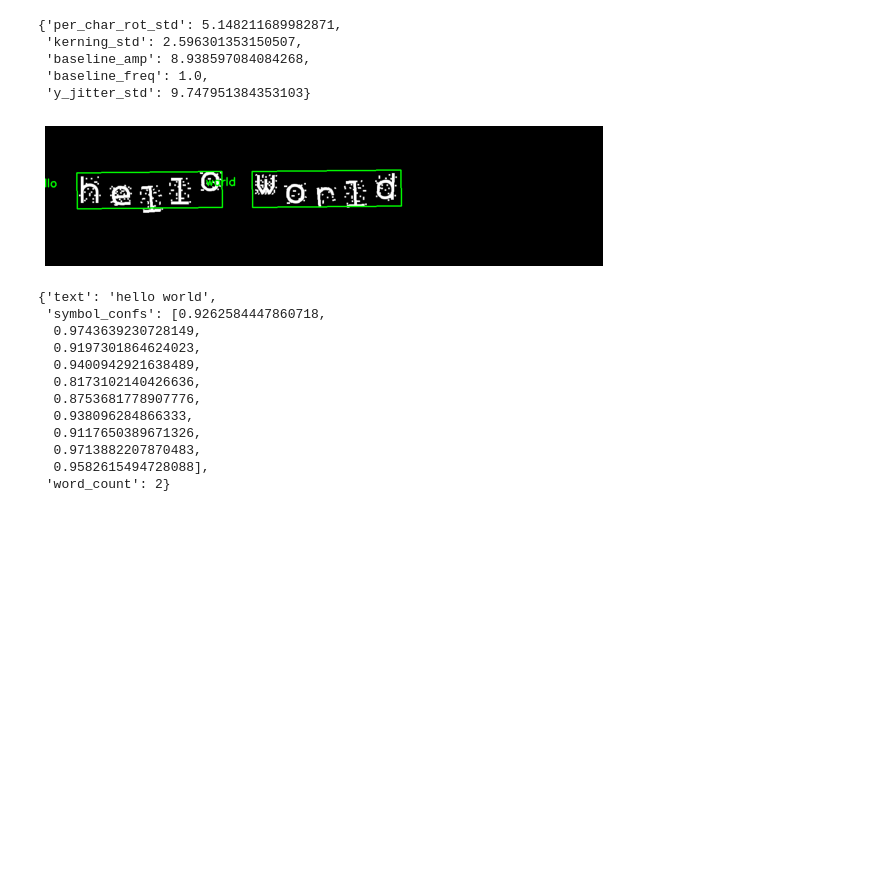
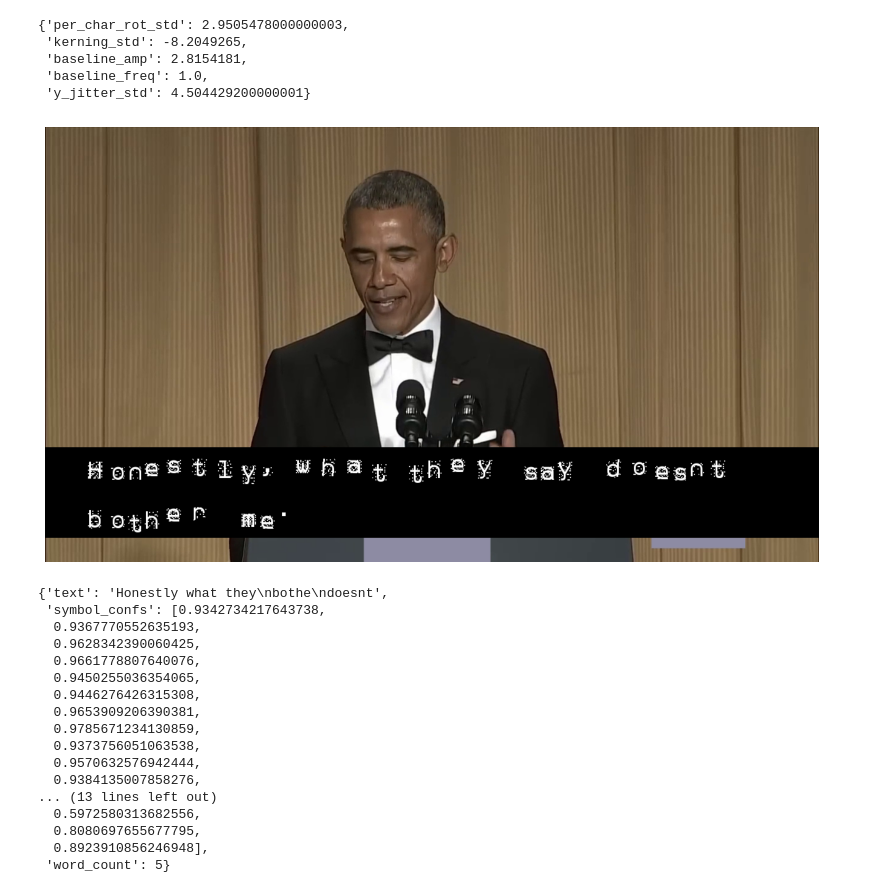
Before and after one commit to BaileyDalton007/BitBlind, a Jupyter notebook: ocr/black_box_chars/text_attack.ipynb, the cells around one changed output. Cells and saved outputs as stored; diff of their text form; code cells hidden in the pictures; blank space fills up the shorter version.

```diff
--- a/ocr/black_box_chars/text_attack.ipynb
+++ b/ocr/black_box_chars/text_attack.ipynb
@@ -17,7 +17,8 @@ from image_tools import show_image, render_text
 # %%
+frame = get_frame_at_time("../../demo_data/obama_test_video_short.mp4", t=2)
+
 def render_function(text, params):
     FONT_PATH = '../resources/fonts/zxx-noise.ttf'
-    CANVAS_SIZE = (1200, 300)
 
     p = {
         "text_color": (255, 255, 255),
@@ -25,7 +26,7 @@ def render_function(text, params):
     }
 
     p.update(params)
-    return render_text(text, params=p, font_path=FONT_PATH, canvas_size=CANVAS_SIZE)
+    return render_subtitles(subtitles=[{'text': text}], frame=frame, params=p, font_path=FONT_PATH, font_size=40, max_chars=30)
 
 def loss_function(pred_text, truth_text, symbol_confs, word_count):
     ALPHA = 0.0 # strength of confidence term
@@ -100,26 +125,34 @@ Step 099 | Loss: 0.9463 | Theta: [ 0.51482117  0.43271689  0.89385971 -0.1585770
+# %%
+#theta = [-0.09023912,  2.14215873,  2.347406,    1.39300417,  2.58414025]
+theta = [0.29505478, -1.36748775, 0.28154181, -0.17330353, 0.90088584]
 # %%
 theta_to_params(theta)
 # %% [output]
-{'per_char_rot_std': 5.148211689982871,
- 'kerning_std': 2.596301353150507,
- 'baseline_amp': 8.938597084084268,
+{'per_char_rot_std': 2.9505478000000003,
+ 'kerning_std': -8.2049265,
+ 'baseline_amp': 2.8154181,
  'baseline_freq': 1.0,
- 'y_jitter_std': 9.747951384353103}
+ 'y_jitter_std': 4.504429200000001}
 # %%
-img = render_function("hello world", params=theta_to_params(theta))
-show_image(predict_and_annotate(img))
+img = render_function('Honestly, what they say doesnt bother me.', params=theta_to_params(theta))
+show_image(img)#predict_and_annotate(img))
 query_google_vision(img)
 # %% [output]
-[figure, old version]
+[figure, new version]
-{'text': 'hello world',
- 'symbol_confs': [0.9262584447860718,
-  0.9743639230728149,
-  0.9197301864624023,
-  0.9400942921638489,
-  0.8173102140426636,
-  0.8753681778907776,
-  0.938096284866333,
-  0.9117650389671326,
-  0.9713882207870483,
-  0.9582615494728088],
- 'word_count': 2}
+{'text': 'Honestly what they\nbothe\ndoesnt',
+ 'symbol_confs': [0.9342734217643738,
+  0.9367770552635193,
+  0.9628342390060425,
+  0.9661778807640076,
+  0.9450255036354065,
+  0.9446276426315308,
+  0.9653909206390381,
+  0.9785671234130859,
+  0.9373756051063538,
+  0.9570632576942444,
+  0.9384135007858276,
+... (13 lines left out)
+  0.5972580313682556,
+  0.8080697655677795,
+  0.8923910856246948],
+ 'word_count': 5}
```
Also changed, not shown: parts of 6 cells of this notebook, 7 other files.
